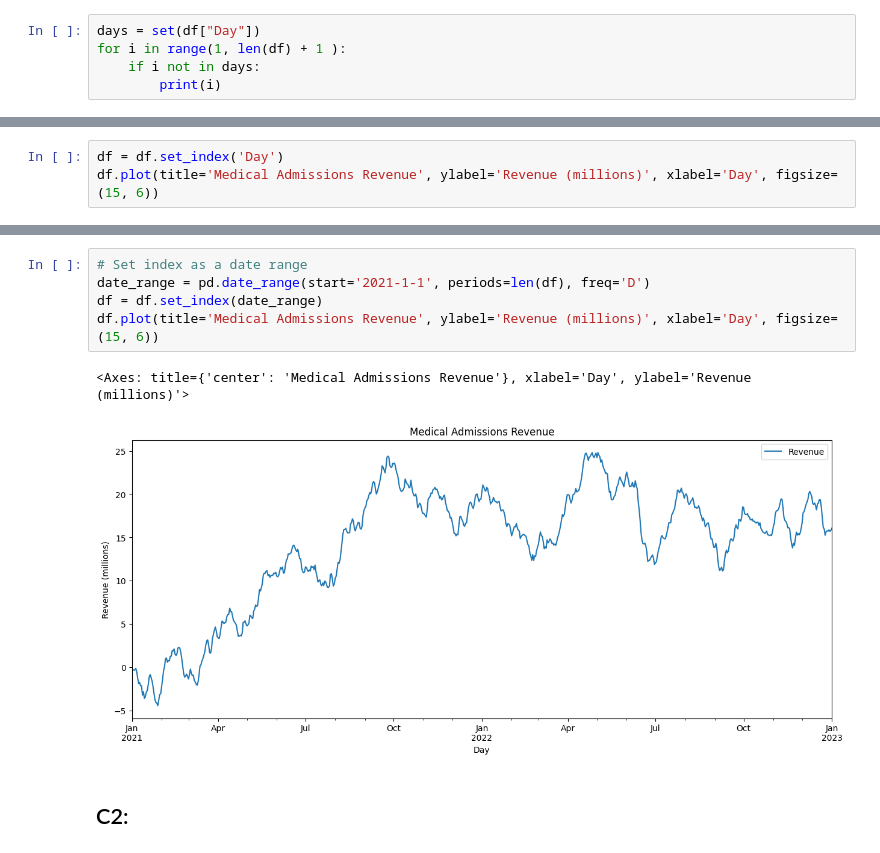
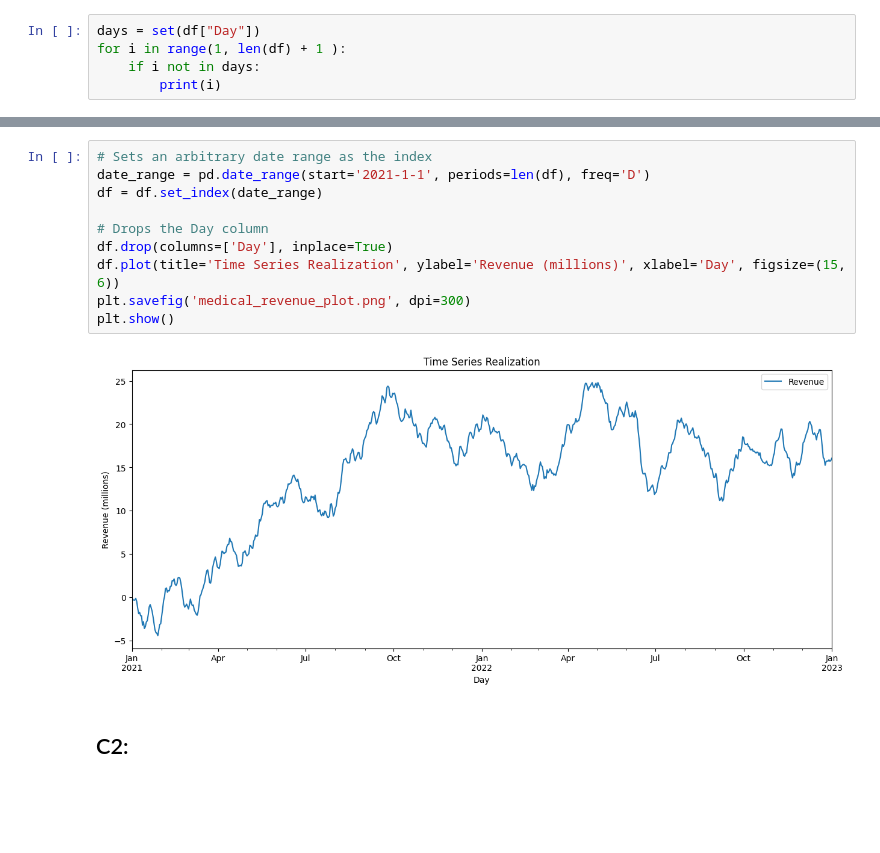
Before and after one commit to colemalphrus/D213, a Jupyter notebook: d213_1.ipynb, the cells around one changed output, grey strips where cells are left out. Drawn from its saved outputs; the diff is of its cells as text; blank space fills up the shorter version.

```diff
--- a/d213_1.ipynb
+++ b/d213_1.ipynb
@@ -56,3 +65,0 @@ for i in range(1, len(df) + 1 ):
-# %%
-df = df.set_index('Day')
-df.plot(title='Medical Admissions Revenue', ylabel='Revenue (millions)', xlabel='Day', figsize=(15, 6))
@@ -62,11 +66,15 @@ df.plot(title='Medical Admissions Revenue', ylabel='Revenue (millions)', xlabel=
 # %%
-# Set index as a date range
+# Sets an arbitrary date range as the index
 date_range = pd.date_range(start='2021-1-1', periods=len(df), freq='D')
 df = df.set_index(date_range)
-df.plot(title='Medical Admissions Revenue', ylabel='Revenue (millions)', xlabel='Day', figsize=(15, 6))
+
+# Drops the Day column
+df.drop(columns=['Day'], inplace=True)
+df.plot(title='Time Series Realization', ylabel='Revenue (millions)', xlabel='Day', figsize=(15, 6))
+plt.savefig('medical_revenue_plot.png', dpi=300)
+plt.show()
 # %% [output]
-<Axes: title={'center': 'Medical Admissions Revenue'}, xlabel='Day', ylabel='Revenue (millions)'>
-[figure, old version]
+[figure, new version]
 # %% [markdown]
 ## C2:
 # %% [markdown]
```
Also changed, not shown: parts of 5 cells of this notebook, 3 other files.
